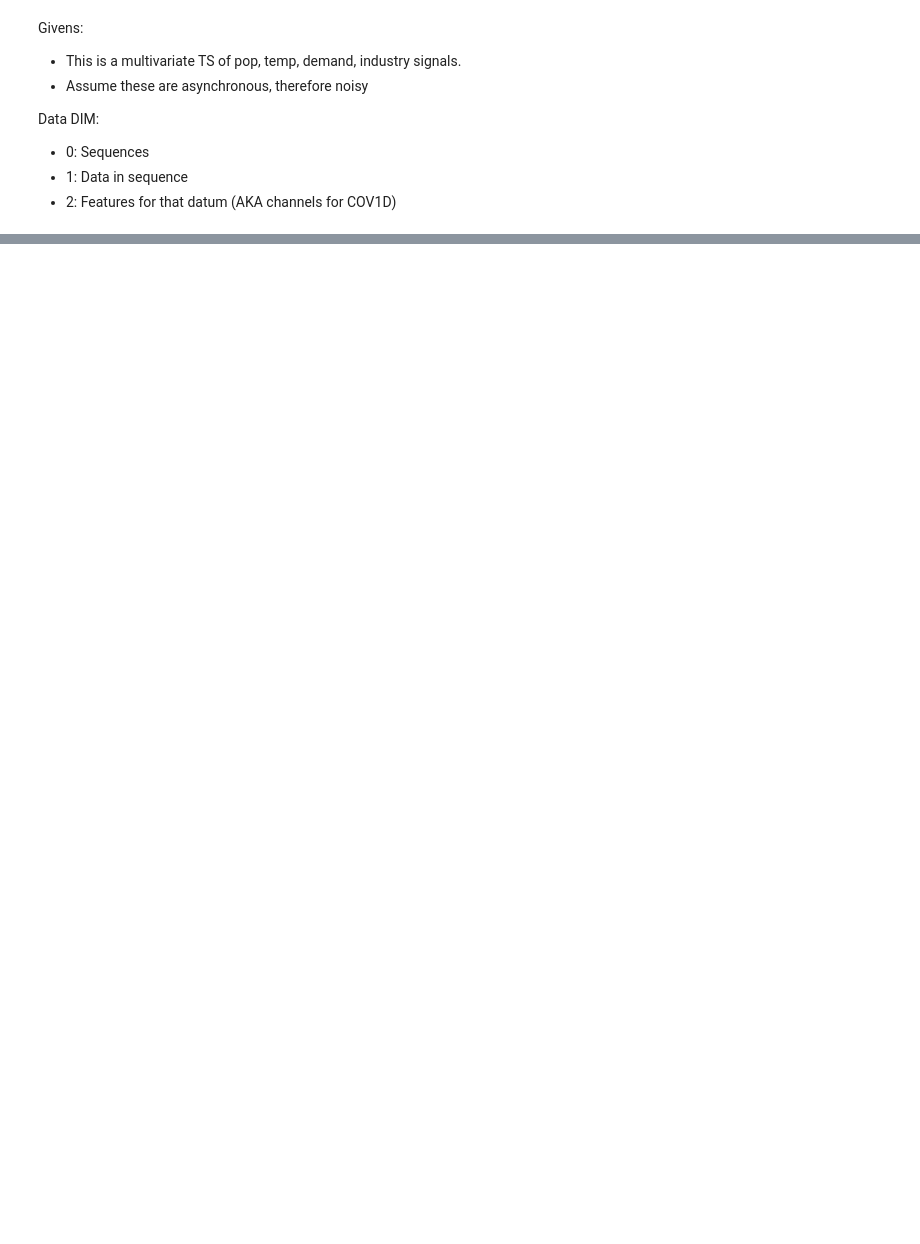
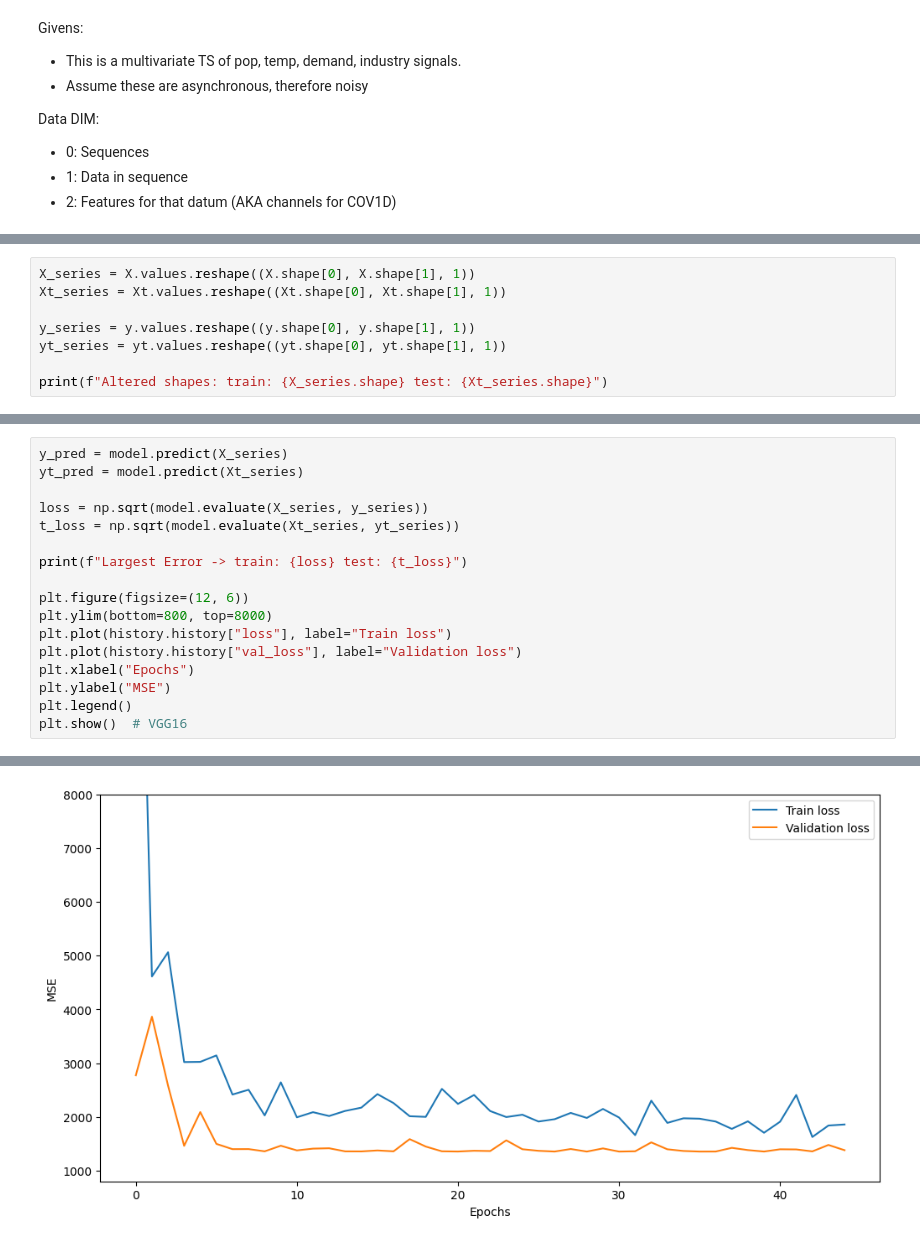
Before and after one commit to ATECO-malta/applied_ml_assignment, a Jupyter notebook: nn_model.ipynb, the cells around one changed output, grey strips where cells are left out. Drawn from its saved outputs; the diff is of its cells as text; blank space fills up the shorter version.

```diff
--- a/nn_model.ipynb
+++ b/nn_model.ipynb
@@ -230,0 +118,8 @@ plt.show()
+# %%
+X_series = X.values.reshape((X.shape[0], X.shape[1], 1))
+Xt_series = Xt.values.reshape((Xt.shape[0], Xt.shape[1], 1))
+
+y_series = y.values.reshape((y.shape[0], y.shape[1], 1))
+yt_series = yt.values.reshape((yt.shape[0], yt.shape[1], 1))
+
+print(f"Altered shapes: train: {X_series.shape} test: {Xt_series.shape}")
@@ -230,0 +182,18 @@ plt.show()
+# %%
+y_pred = model.predict(X_series)
+yt_pred = model.predict(Xt_series)
+
+loss = np.sqrt(model.evaluate(X_series, y_series))
+t_loss = np.sqrt(model.evaluate(Xt_series, yt_series))
+
+print(f"Largest Error -> train: {loss} test: {t_loss}")
+
+plt.figure(figsize=(12, 6))
+plt.ylim(bottom=800, top=8000)
+plt.plot(history.history["loss"], label="Train loss")
+plt.plot(history.history["val_loss"], label="Validation loss")
+plt.xlabel("Epochs")
+plt.ylabel("MSE")
+plt.legend()
+plt.show()  # VGG16
+# %% [output]
@@ -230,0 +205 @@ plt.show()
+[figure, added]
```
Also changed, not shown: parts of 12 cells of this notebook.
